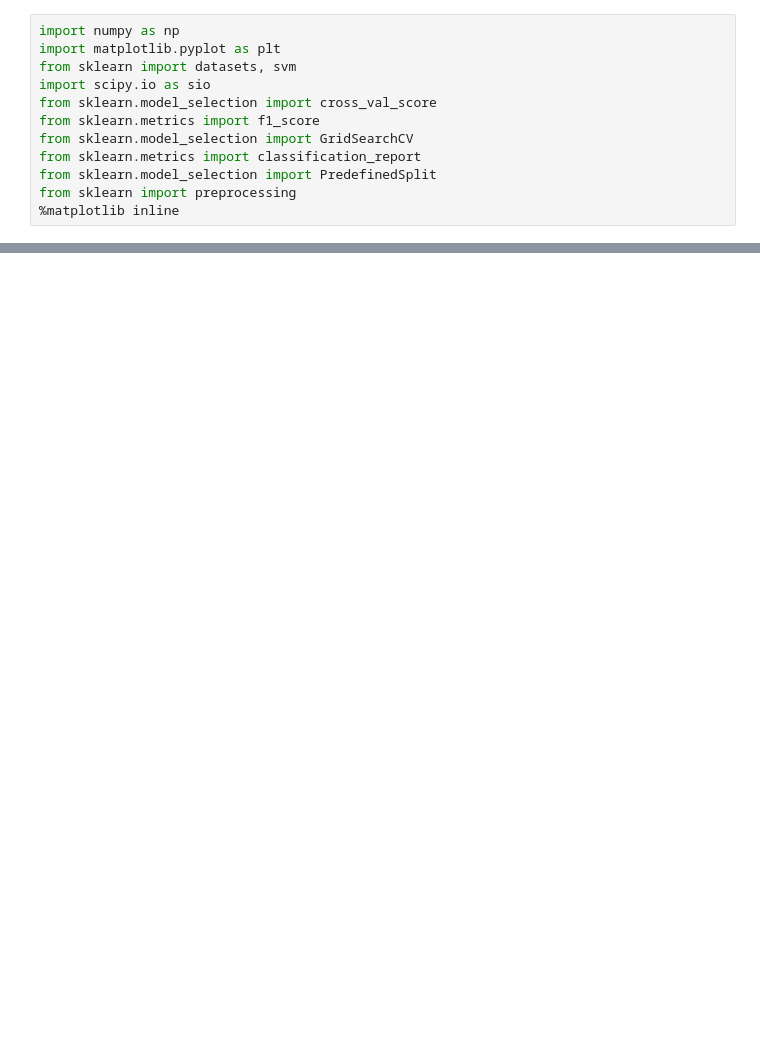
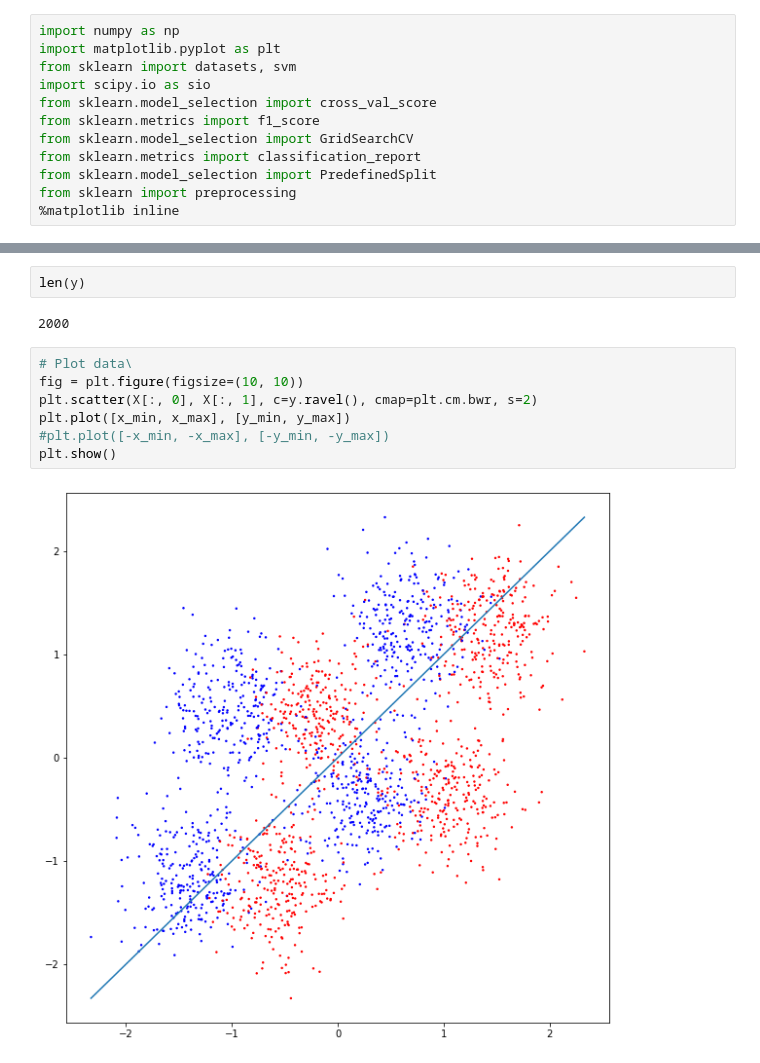
Before and after one commit to navarrothiago/ia006, a Jupyter notebook: IA006-EFC03/svm.ipynb, the cells around one changed output, grey strips where cells are left out. Cells and saved outputs as stored; diff of their text form; blank space fills up the shorter version.

```diff
--- a/IA006-EFC03/svm.ipynb
+++ b/IA006-EFC03/svm.ipynb
@@ -122,0 +264,13 @@ svm_fit_plot_report(X_train, y_train.ravel(),
+# %%
+len(y)
+# %% [output]
+2000
+# %%
+# Plot data\
+fig = plt.figure(figsize=(10, 10))
+plt.scatter(X[:, 0], X[:, 1], c=y.ravel(), cmap=plt.cm.bwr, s=2)
+plt.plot([x_min, x_max], [y_min, y_max])
+#plt.plot([-x_min, -x_max], [-y_min, -y_max])
+plt.show()
+# %% [output]
+[figure, added]
```
Also changed, not shown: parts of 8 cells of this notebook, 3 other files.
